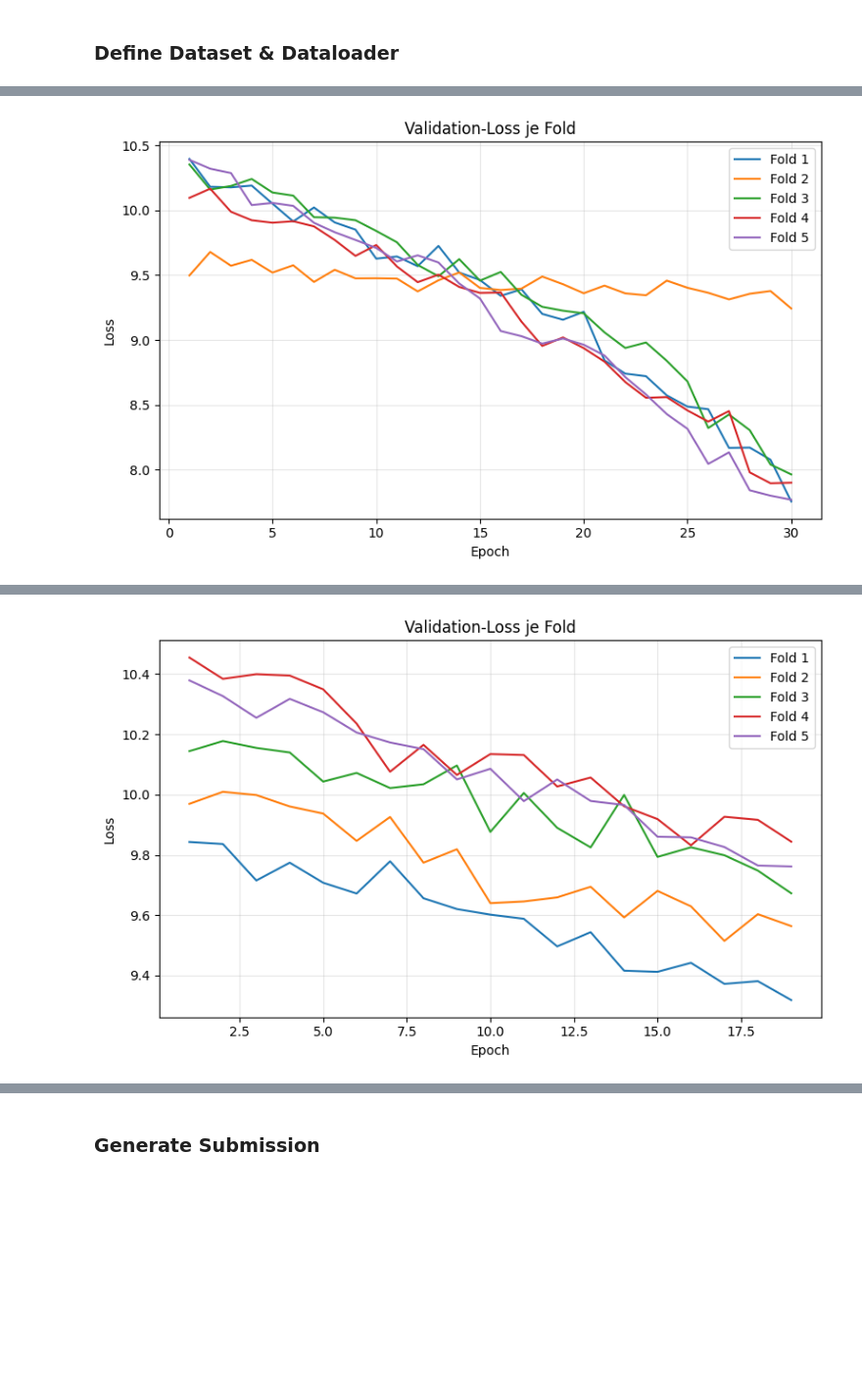
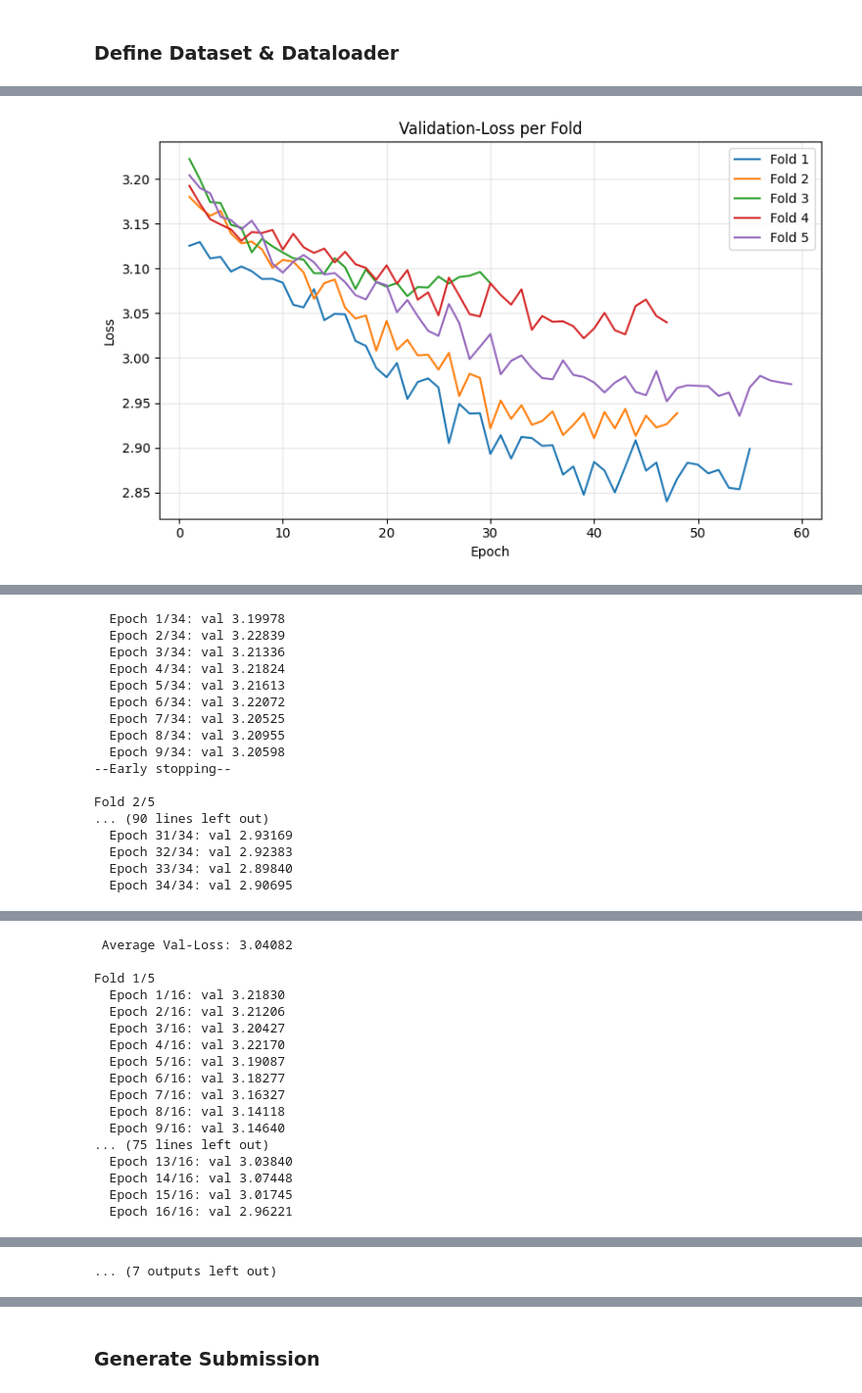
Before and after one commit to Joshilein/feedback-prize, a Jupyter notebook: Approaches/embedding/embedding_optuna.ipynb, the cells around one changed output, grey strips where cells are left out. Shown at 98% size. Drawn from its saved outputs; the diff is of its cells as text; code cells hidden in the pictures; blank space fills up the shorter version.

Commit message:
code refactor of embedding approach

```diff
--- a/Approaches/embedding/embedding_optuna.ipynb
+++ b/Approaches/embedding/embedding_optuna.ipynb
@@ -35,3 +20,19 @@ train["embedding"] = embeddings.tolist()
+# %%
+train = pd.read_csv("../../data/train.csv")
+test = pd.read_csv("../../data/test.csv")
+
+# IN KAGGLE:
+#train = pd.read_csv("/kaggle/input/feedback-prize-english-language-learning/train.csv")
+#test = pd.read_csv("/kaggle/input/feedback-prize-english-language-learning/test.csv")
+
+sbert_model = SentenceTransformer("all-MiniLM-L6-v2")
+sbert_model.max_seq_length = 512
+
+# IN KAGGLE (UPLOAD sbert_model.zip TO NOTEBOOK AS DATASET FIRST):
+#sbert_model = SentenceTransformer("/kaggle/input/sentence-bert")
+
+embeddings = sbert_model.encode(train["full_text"].tolist(), show_progress_bar=True)
+train["embedding"] = embeddings.tolist()
 # %% [markdown]
 ### Define Dataset & Dataloader
 # %%
@@ -225,11 +301,11 @@ def cross_validate_kfold(
 # %%
 study = optuna.create_study(
     direction="minimize",
-    sampler=optuna.samplers.TPESampler(seed=42),
-    pruner = optuna.pruners.MedianPruner(n_startup_trials=5),
+    sampler=optuna.samplers.TPESampler(seed=_SEED),
+    pruner = optuna.pruners.MedianPruner(n_startup_trials=5)
 )
 
-study.optimize(objective, n_trials=20, timeout=None)   # passe n_trials nach Rechenbudget an
+study.optimize(objective, n_trials=5, timeout=None)
 print("Beste Parameter:", study.best_params)
 print("Bester CV-Loss :", study.best_value)
 # %% [output]
@@ -254 +330 @@ Fold 5 | Epoch 30/30 | val loss: 7.7691
-[figure, old version]
+[figure, new version]
@@ -272,0 +335,17 @@ Fold 5 | Epoch 16/16 | val loss: 1.3163
+  Epoch 1/34: val 3.19978
+  Epoch 2/34: val 3.22839
+  Epoch 3/34: val 3.21336
+  Epoch 4/34: val 3.21824
+  Epoch 5/34: val 3.21613
+  Epoch 6/34: val 3.22072
+  Epoch 7/34: val 3.20525
+  Epoch 8/34: val 3.20955
+  Epoch 9/34: val 3.20598
+--Early stopping--
+
+Fold 2/5
+... (90 lines left out)
+  Epoch 31/34: val 2.93169
+  Epoch 32/34: val 2.92383
+  Epoch 33/34: val 2.89840
+  Epoch 34/34: val 2.90695
@@ -291,0 +354,17 @@ Fold 5 | Epoch 26/26 | val loss: 0.3342
+ Average Val-Loss: 3.04082
+
+Fold 1/5
+  Epoch 1/16: val 3.21830
+  Epoch 2/16: val 3.21206
+  Epoch 3/16: val 3.20427
+  Epoch 4/16: val 3.22170
+  Epoch 5/16: val 3.19087
+  Epoch 6/16: val 3.18277
+  Epoch 7/16: val 3.16327
+  Epoch 8/16: val 3.14118
+  Epoch 9/16: val 3.14640
+... (75 lines left out)
+  Epoch 13/16: val 3.03840
+  Epoch 14/16: val 3.07448
+  Epoch 15/16: val 3.01745
+  Epoch 16/16: val 2.96221
@@ -311 +372,0 @@ Fold 5 | Epoch 19/19 | val loss: 9.7617
-[figure, removed]
@@ -312,0 +390 @@ Fold 5 | Epoch 19/19 | val loss: 9.7617
+... (7 outputs left out)
```
Also changed, not shown: parts of 21 cells of this notebook, 3 other files.
